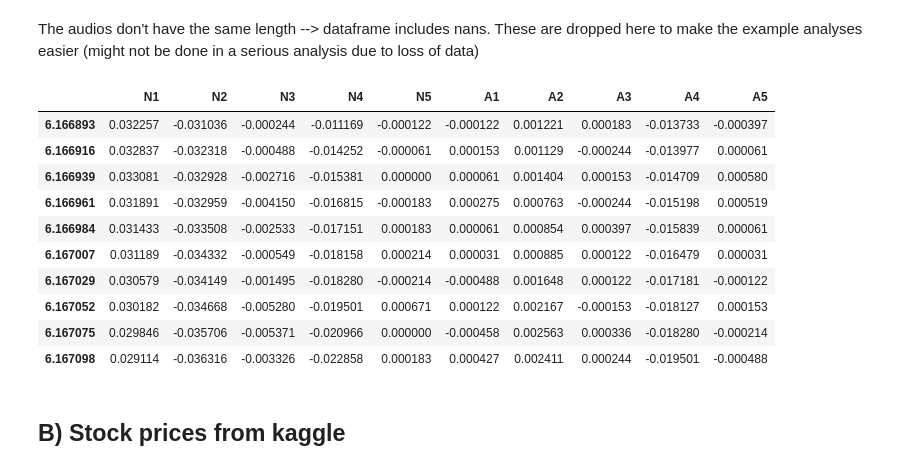
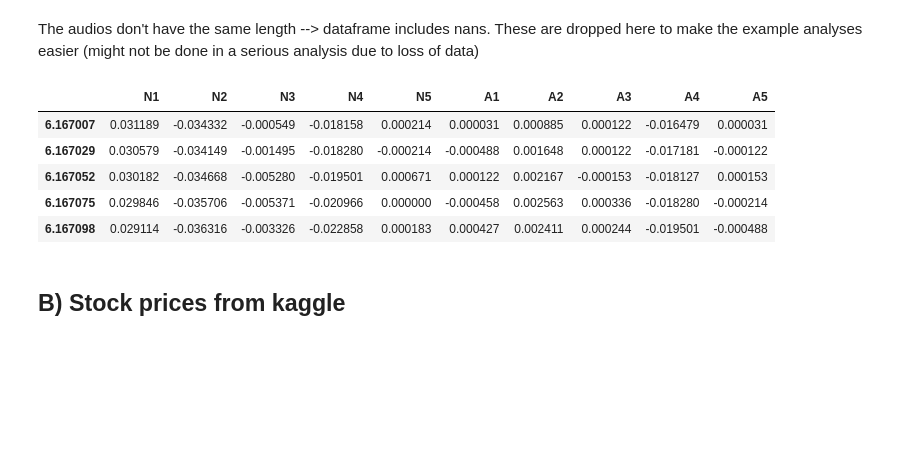
Before and after one commit to JohannaReichert/TimeSeries, a Jupyter notebook: Basics/TimeSeries_Basics.ipynb, the cells around one changed output. Saved outputs shown, nothing was run; the diff lists cells and outputs as text; code cells hidden in the pictures; blank space fills up the shorter version.

```diff
--- a/Basics/TimeSeries_Basics.ipynb
+++ b/Basics/TimeSeries_Basics.ipynb
@@ -84,14 +82,9 @@ audio = pd.concat([audio_normal,audio_abnormal],axis=1)
 The audios don't have the same length --> dataframe includes nans. These are dropped here to make the example analyses easier (might not be done in a serious analysis due to loss of data)
 # %%
 audio.dropna(inplace=True)
-audio.tail(10)
+audio.tail(5)
 # %% [output]
 |  | N1 | N2 | N3 | N4 | N5 | A1 | A2 | A3 | A4 | A5 |
-| 6.166893 | 0.032257 | -0.031036 | -0.000244 | -0.011169 | -0.000122 | -0.000122 | 0.001221 | 0.000183 | -0.013733 | -0.000397 |
-| 6.166916 | 0.032837 | -0.032318 | -0.000488 | -0.014252 | -0.000061 | 0.000153 | 0.001129 | -0.000244 | -0.013977 | 0.000061 |
-| 6.166939 | 0.033081 | -0.032928 | -0.002716 | -0.015381 | 0.000000 | 0.000061 | 0.001404 | 0.000153 | -0.014709 | 0.000580 |
-| 6.166961 | 0.031891 | -0.032959 | -0.004150 | -0.016815 | -0.000183 | 0.000275 | 0.000763 | -0.000244 | -0.015198 | 0.000519 |
-| 6.166984 | 0.031433 | -0.033508 | -0.002533 | -0.017151 | 0.000183 | 0.000061 | 0.000854 | 0.000397 | -0.015839 | 0.000061 |
 | 6.167007 | 0.031189 | -0.034332 | -0.000549 | -0.018158 | 0.000214 | 0.000031 | 0.000885 | 0.000122 | -0.016479 | 0.000031 |
 | 6.167029 | 0.030579 | -0.034149 | -0.001495 | -0.018280 | -0.000214 | -0.000488 | 0.001648 | 0.000122 | -0.017181 | -0.000122 |
 | 6.167052 | 0.030182 | -0.034668 | -0.005280 | -0.019501 | 0.000671 | 0.000122 | 0.002167 | -0.000153 | -0.018127 | 0.000153 |
```
Also changed, not shown: parts of 29 cells of this notebook.
